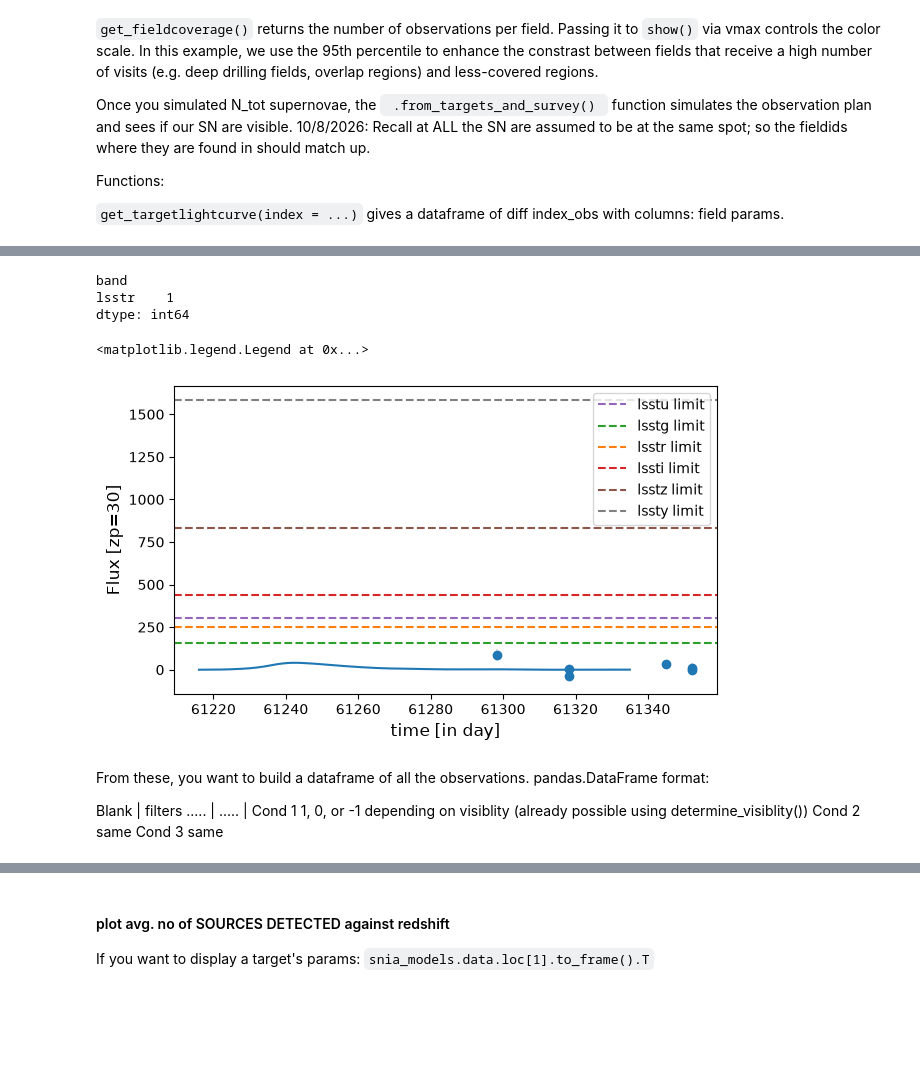
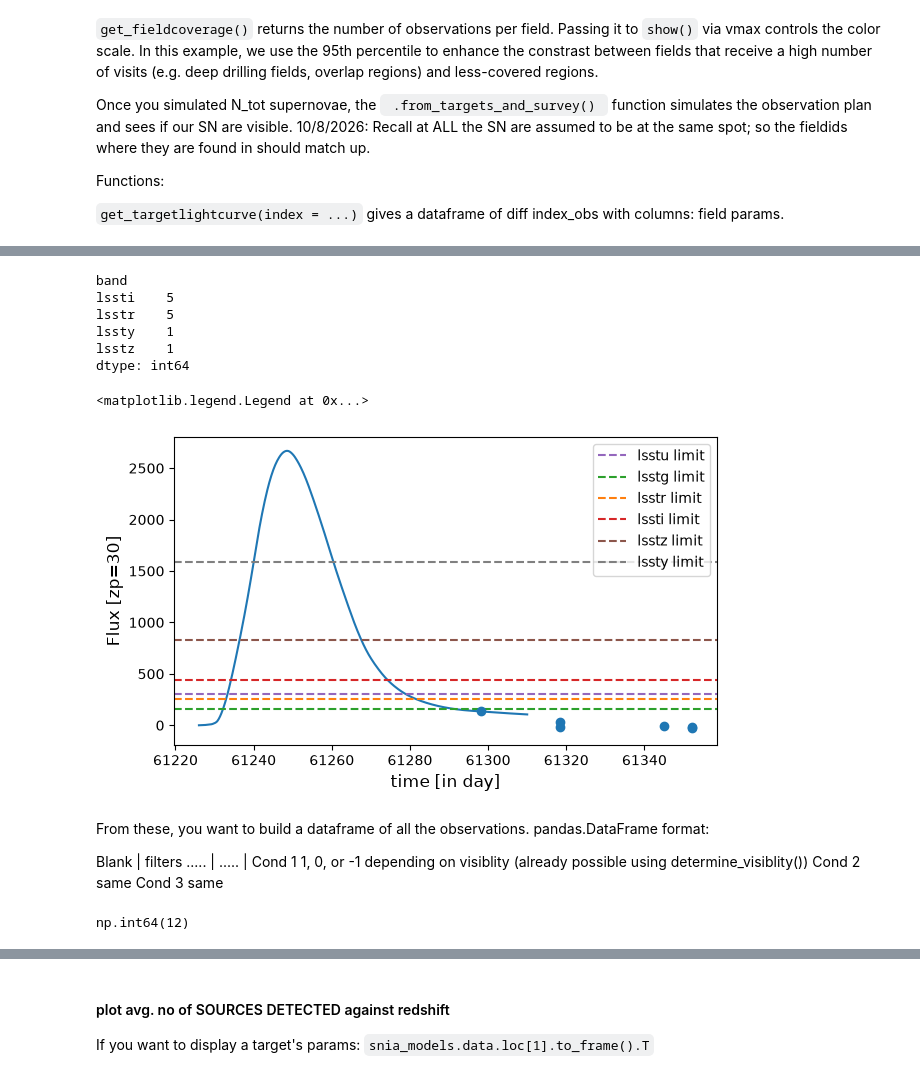
Before and after one commit to krissylla/TransientSimulation, a Jupyter notebook: skysurvey.ipynb, the cells around one changed output, grey strips where cells are left out. Cells and saved outputs as stored; diff of their text form; code cells hidden in the pictures; blank space fills up the shorter version.

```diff
--- a/skysurvey.ipynb
+++ b/skysurvey.ipynb
@@ -49,7 +69,7 @@ can take a while to load
 # %%
 opsim_path = "baseline_v5.3.5_10yrs.db" # provide fullpath
 # opsim_path = "Surveys/baseline_v5.3.5_10yrs.db:Zone.Identifier"
-lsst = skysurvey.LSST.from_opsim(opsim_path, sql_where="night < 3650")
+lsst = skysurvey.LSST.from_opsim(opsim_path, sql_where="night < 365")
 # if you want to choose only one band: band IN ('g') AND
 # IMPOTANT: remove the _## from the band names in the lsst observation
 lsst.data["band"] = (lsst.data["band"].str.replace(r"_\d+$", "", regex=True))
@@ -184,9 +208,9 @@ End:   2027-06-10 01:46:52.500
 Duration: 1.0 years
 (np.float32(61208.203), np.float32(61566.074))
 # %%
-snia_dict = generate_snia_dict(redshift = 0.7, ra = 14.9, dec = -22.4, x1 = 0.0, t0 = 61250.0, magabs = -18.523, c = 0.0)
+snia_dict = generate_snia_dict(redshift = 0.2, ra = None, dec = None, x1 = 0.0, t0 = None, magabs = -18.523, c = 0.0)
 snia_param_list = generate_ordered_parameter_list(input_dict = True, params = snia_dict)
-snia_models, data_models = generate_snia_lightcurve(*snia_param_list, bands = bands, in_mag = False, N_tot = 1000, zp=30, plot_curve = False, return_values = True, return_models = True, verbose = False)
+snia_models, data_models = generate_snia_lightcurve(*snia_param_list, bands = bands, in_mag = False, N_tot = 100, tstart = tmin, tstop = tmax, zp=30, plot_curve = False, return_values = True, return_models = True, verbose = False)
 snia_models.template.get().maxtime()
 # %% [output]
 np.float64(50.0)
@@ -243,23 +287,26 @@ dset.get_ndetection(per_band = True).loc[0]
 # isn't it useless if you keep everything fixed for N_to = 1000? You need to vary t0.
 # %% [output]
 band
-lsstr    1
+lssti    5
+lsstr    5
+lssty    1
+lsstz    1
 dtype: int64
 # %%
-dset.show_target_lightcurve(index = 6, phase_window=[-60,200], zp = 30, zpsys = 'ab', bands = ['lsstg'], format_time = False)
+dset.show_target_lightcurve(index = 6, phase_window=[-60,200], zp = 30, bands = ['lsstg'], format_time = False)
 # plt.xlim(61321, 61322)
 ax = plt.gca()
 for band in bands:
     ax.axhline(
         limit_mag_dict[band]["flux"],
         color=limit_mag_dict[band]["color"],
         linestyle="--",
         label=f"{band} limit",
     )
 ax.legend()
 # %% [output]
 <matplotlib.legend.Legend at 0x...>
-[figure, old version]
+[figure, new version]
 # %% [markdown]
 From these, you want to build a dataframe of all the observations.
 pandas.DataFrame format:
@@ -277,3 +324,11 @@ def get_band_data(target_data, band = None):
 
 def get_unique_bands(target_data):
     return target_data['flux'].unique()
+# %%
+data = dset.get_ndetection(per_band = True)
+data.loc[0]
+# for general detected or not detected
+indiv_data = data.loc[0]
+indiv_data.sum()
+# %% [output]
+np.int64(12)
```
Also changed, not shown: parts of 55 cells of this notebook, 4 other files.
